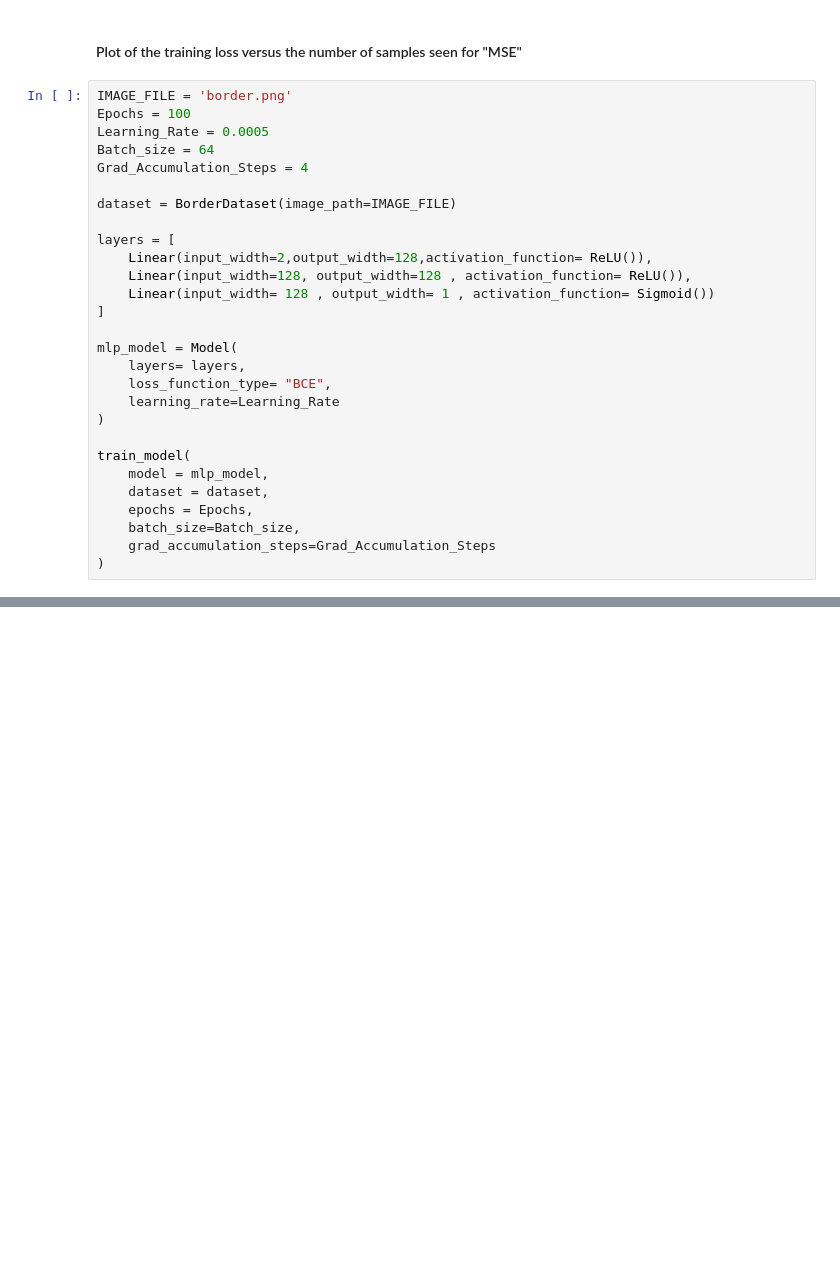
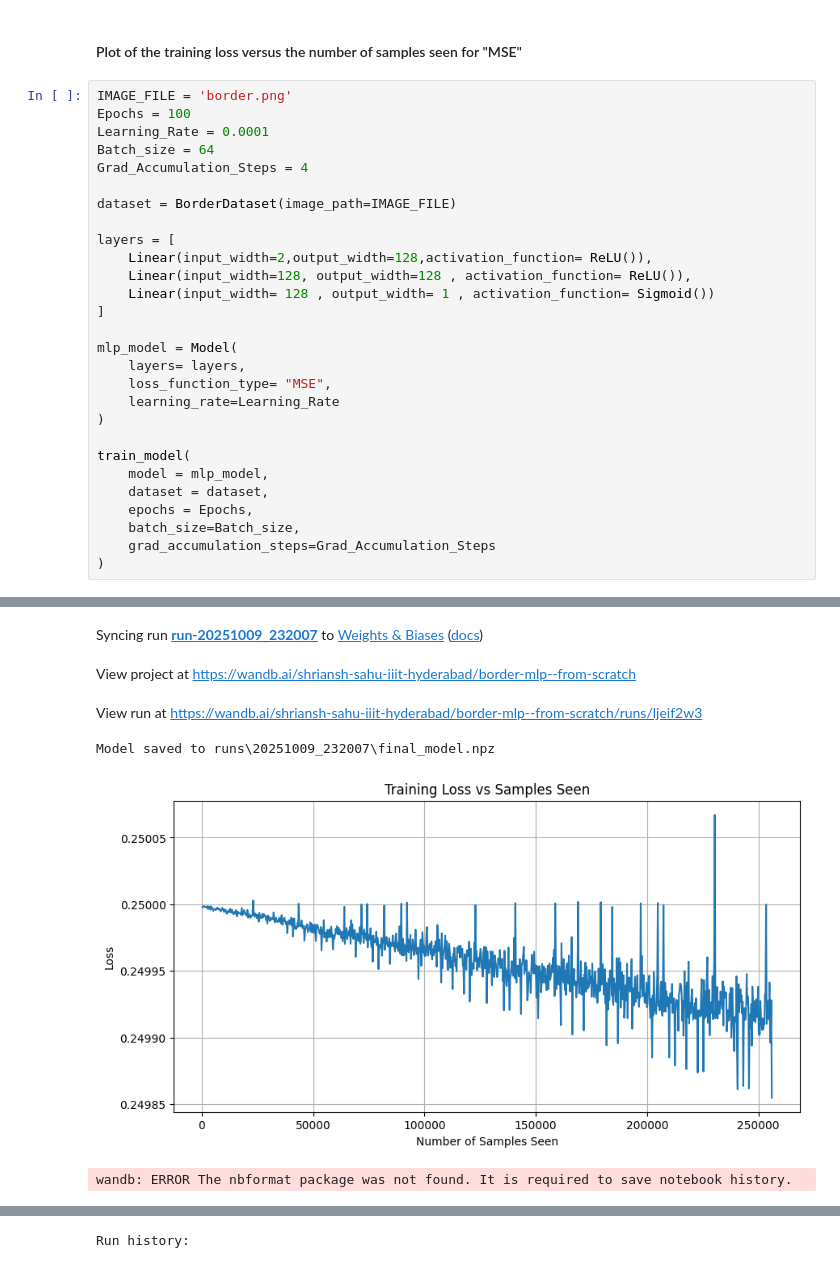
Before and after one commit to Shriansh4474/High-Fidelity-Image-Reconstruction, a Jupyter notebook: Ques1.ipynb, the cells around one changed output, grey strips where cells are left out. Cells and saved outputs as stored; diff of their text form; blank space fills up the shorter version.

```diff
--- a/Ques1.ipynb
+++ b/Ques1.ipynb
@@ -471,7 +472,7 @@ AttributeError: 'numpy.ndarray' object has no attribute 'numpy'
 # %%
 IMAGE_FILE = 'border.png'
 Epochs = 100
-Learning_Rate = 0.0005
+Learning_Rate = 0.0001
 Batch_size = 64
 Grad_Accumulation_Steps = 4
 
@@ -485,7 +486,7 @@ layers = [
 
 mlp_model = Model(
     layers= layers,
-    loss_function_type= "BCE",
+    loss_function_type= "MSE",
     learning_rate=Learning_Rate
 )
 
@@ -496,3 +497,4 @@ train_model(
     batch_size=Batch_size,
     grad_accumulation_steps=Grad_Accumulation_Steps
 )
+# %% [output]
@@ -498,0 +504,6 @@ train_model(
+Syncing run run-20251009_232007 to Weights & Biases (docs)
+View project at https://wandb.ai/shriansh-sahu-iiit-hyderabad/border-mlp--from-scratch
+View run at https://wandb.ai/shriansh-sahu-iiit-hyderabad/border-mlp--from-scratch/runs/ljeif2w3
+Model saved to runs\20251009_232007\final_model.npz
+[figure, added]
+wandb: ERROR The nbformat package was not found. It is required to save notebook history.
@@ -498,0 +511 @@ train_model(
+Run history:
```
Also changed, not shown: parts of 2 cells of this notebook.
